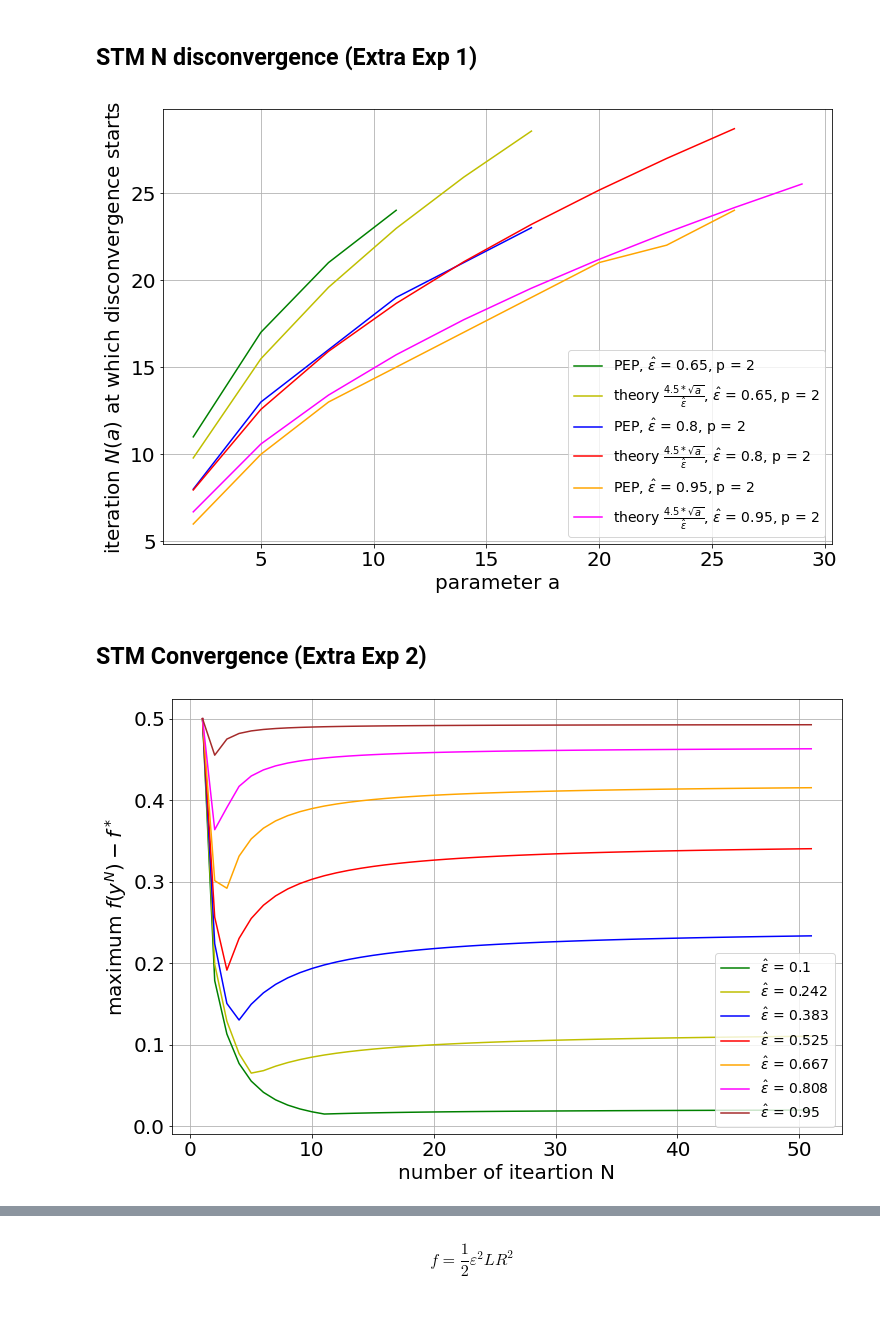
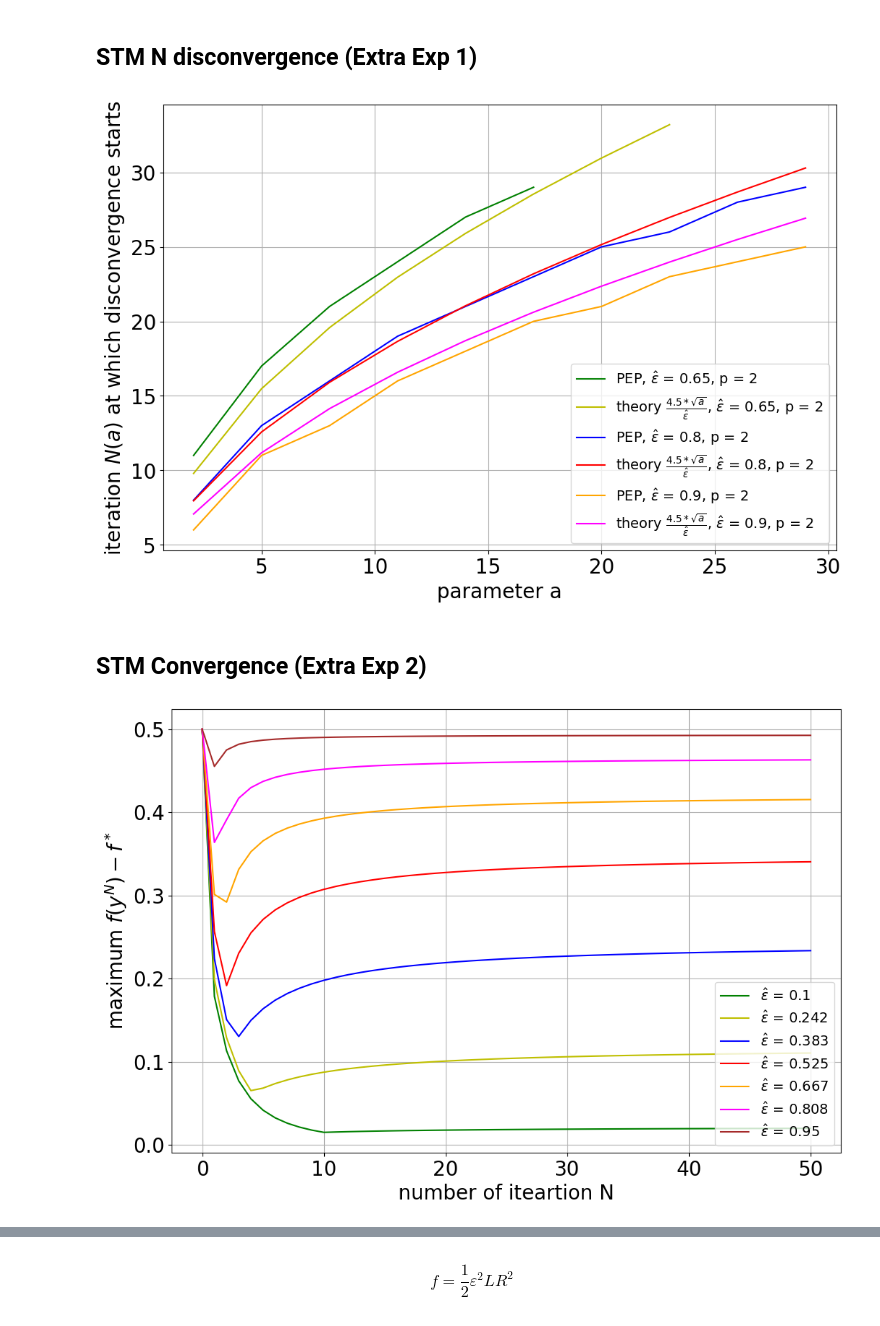
Before and after one commit to Jhomanik/InterPEP, a Jupyter notebook: PEP_ISTM.ipynb, the cells around one changed output, grey strips where cells are left out. Saved outputs shown, nothing was run; the diff lists cells and outputs as text; code cells hidden in the pictures.

```diff
--- a/PEP_ISTM.ipynb
+++ b/PEP_ISTM.ipynb
@@ -155,7 +142,7 @@ For a more detailed description of the experimental conditions, we refer the rea
 first_exp_data_dict = dict()
 # %%
 a_range = list(range(2,30,3))
-eps_range = [0.65, 0.8, 0.95]
+eps_range = [0.65, 0.8, 0.90]
 p = 2
 mu = 0
 L  = 1
@@ -175,32 +162,32 @@ with open('STM_data_dict.pkl', 'wb') as f:
 # %%
 plt.figure(figsize = (12,8))
 p = 2
 a_range = range(2,30,3)
 colors = ['g', 'y', 'b', 'r', 'orange', 'magenta']
 i = 0
 
 for eps in eps_range:
 
     N_pep_s = []
     for a in a_range:
         N_pep = np.argmin(first_exp_data_dict[eps][a])
-        if N_pep < iter_num + 1:
+        if N_pep < iter_num :
             N_pep_s.append(N_pep)
     theory = [(4.5**2 *a/eps**2)**(1/p) for a in a_range if (4.5**2 *a/eps**2)**(1/p) < iter_num + 5]
 
     plt.plot(a_range[:len(N_pep_s)], N_pep_s, color = colors[i], label = 'PEP, $\\hat{\\varepsilon}$ = ' + str(np.round(eps, 2)) + f', p = {p}')
     i += 1
 
     plt.plot(a_range[:len(theory)], theory, color = colors[i], label = 'theory $\\frac{4.5* \\sqrt{a}}{\\hat{\\varepsilon}}$, $\\hat{\\varepsilon}$ = ' + str(np.round(eps, 2)) + f', p = {p}')
     i += 1
 
 plt.xlabel('parameter a', fontsize = 20)
 plt.ylabel('iteration $N(a)$ at which disconvergence starts', fontsize = 20)
 plt.legend()
 plt.grid()
 #plt.savefig('STM_N_disconvergence.pdf')
 # %% [output]
-[figure, old version]
+[figure, new version]
 # %% [markdown]
 ## STM Convergence (Extra Exp 2)
 # %%
@@ -238,7 +225,7 @@ plt.legend()
 plt.grid()
 #plt.savefig('STM_Convergence.pdf')
 # %% [output]
-[figure, old version]
+[figure, new version]
 # %%
 plt.figure(figsize = (12,8))
 
```
Also changed, not shown: parts of 8 cells of this notebook, 4 other files.
